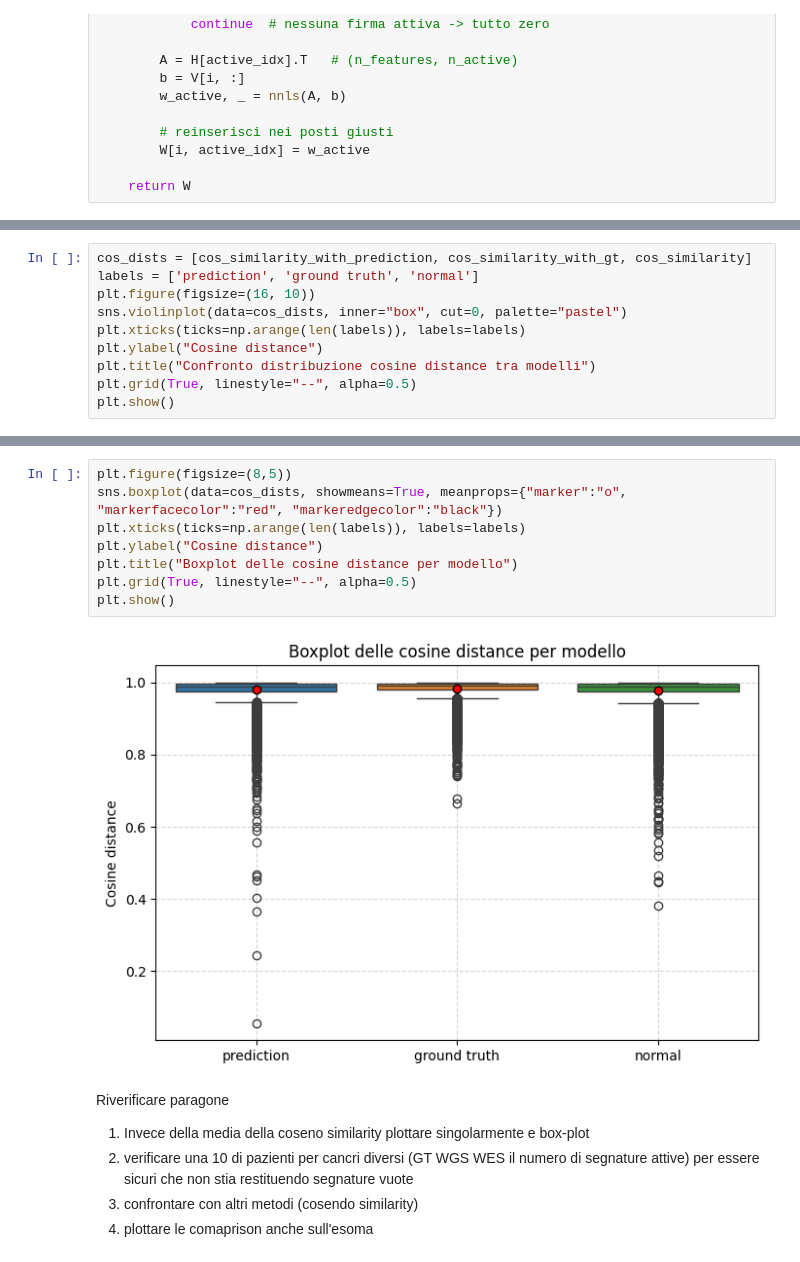
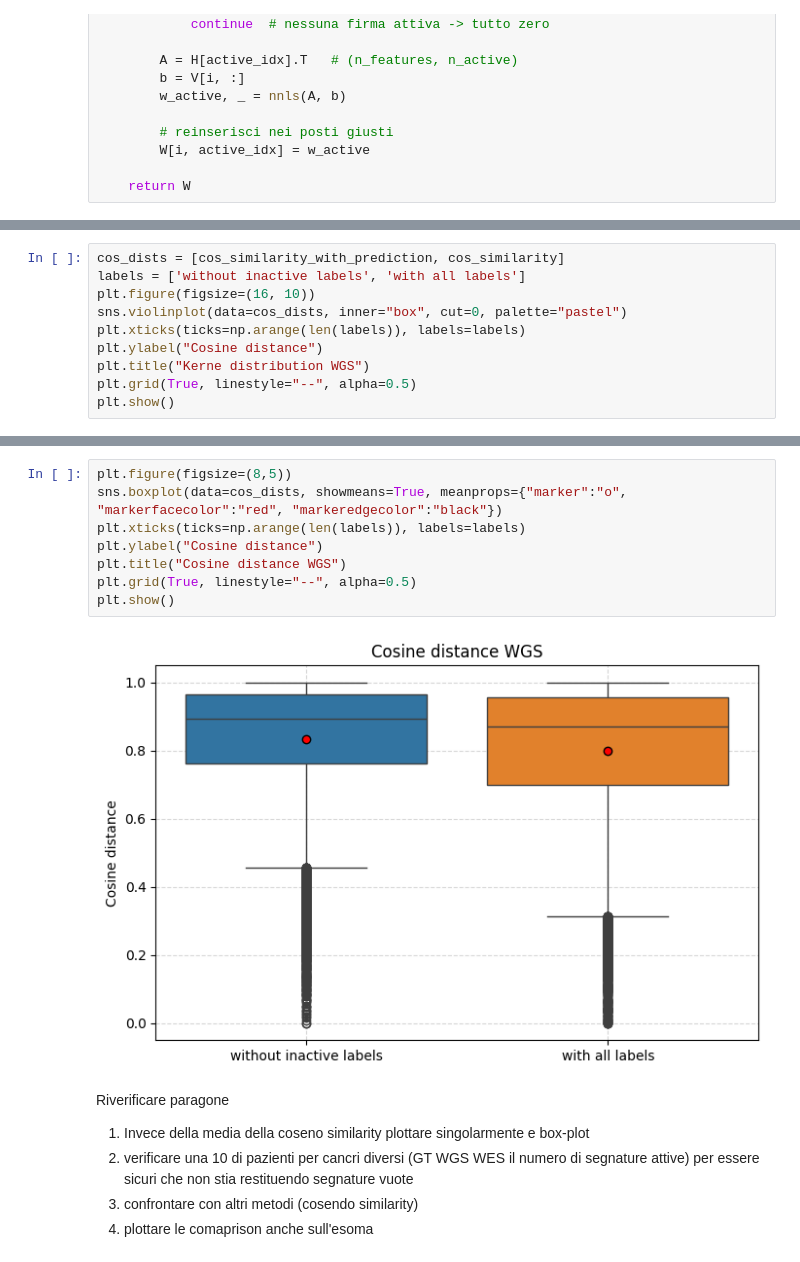
Before and after one commit to MassimoZarantonello2/SignatureInference, a Jupyter notebook: scripts/4_predict_exposure_values.ipynb, the cells around one changed output, grey strips where cells are left out. Cells and saved outputs as stored; diff of their text form.

```diff
--- a/scripts/4_predict_exposure_values.ipynb
+++ b/scripts/4_predict_exposure_values.ipynb
@@ -168,11 +209,11 @@ Cosine similarity: 0.9784862253384635
 # %%
-cos_dists = [cos_similarity_with_prediction, cos_similarity_with_gt, cos_similarity]
-labels = ['prediction', 'ground truth', 'normal']
+cos_dists = [cos_similarity_with_prediction, cos_similarity]
+labels = ['without inactive labels', 'with all labels']
 plt.figure(figsize=(16, 10))
 sns.violinplot(data=cos_dists, inner="box", cut=0, palette="pastel")
 plt.xticks(ticks=np.arange(len(labels)), labels=labels)
 plt.ylabel("Cosine distance")
-plt.title("Confronto distribuzione cosine distance tra modelli")
+plt.title("Kerne distribution WGS")
 plt.grid(True, linestyle="--", alpha=0.5)
 plt.show()
 # %% [output]
@@ -180,13 +221,13 @@ plt.show()
 # %%
 plt.figure(figsize=(8,5))
 sns.boxplot(data=cos_dists, showmeans=True, meanprops={"marker":"o", "markerfacecolor":"red", "markeredgecolor":"black"})
 plt.xticks(ticks=np.arange(len(labels)), labels=labels)
 plt.ylabel("Cosine distance")
-plt.title("Boxplot delle cosine distance per modello")
+plt.title("Cosine distance WGS")
 plt.grid(True, linestyle="--", alpha=0.5)
 plt.show()
 # %% [output]
-[figure, old version]
+[figure, new version]
 # %% [markdown]
 Riverificare paragone
 1. Invece della media della coseno similarity plottare singolarmente e box-plot
```
Also changed, not shown: parts of 10 cells of this notebook, 10 other files.
